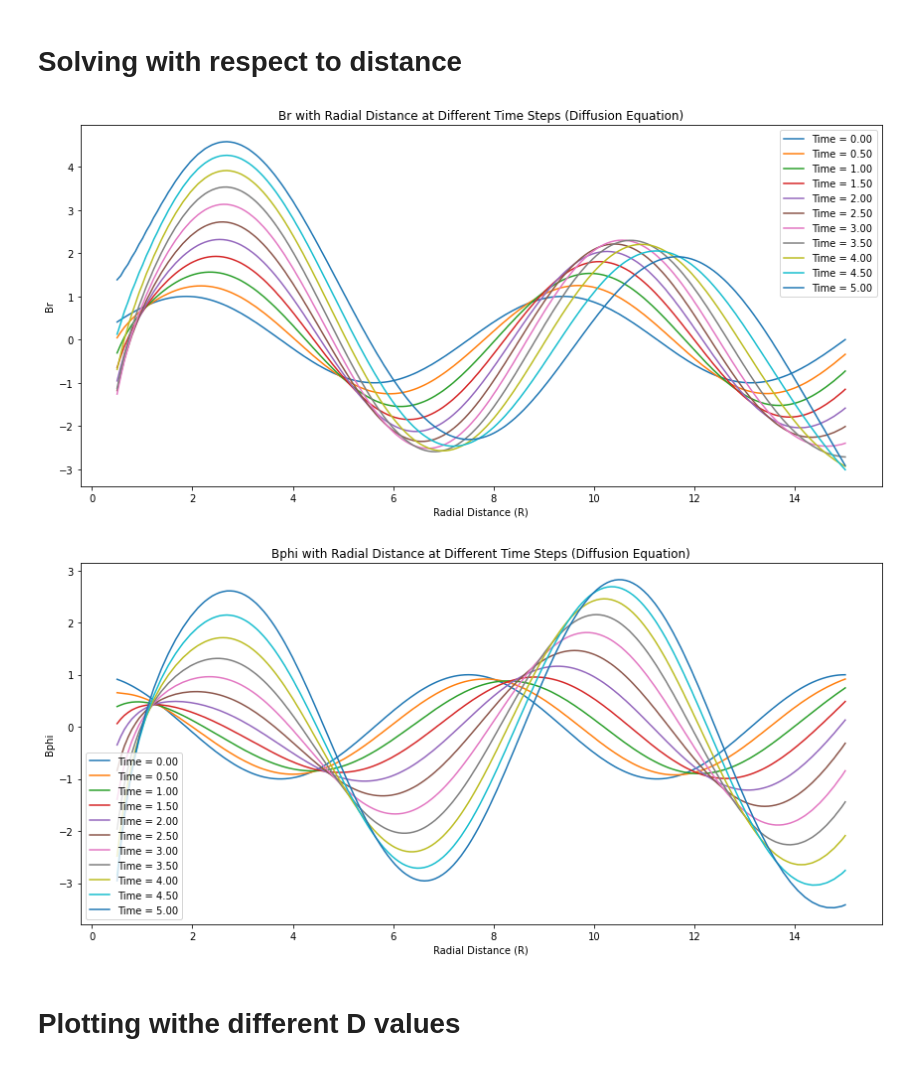
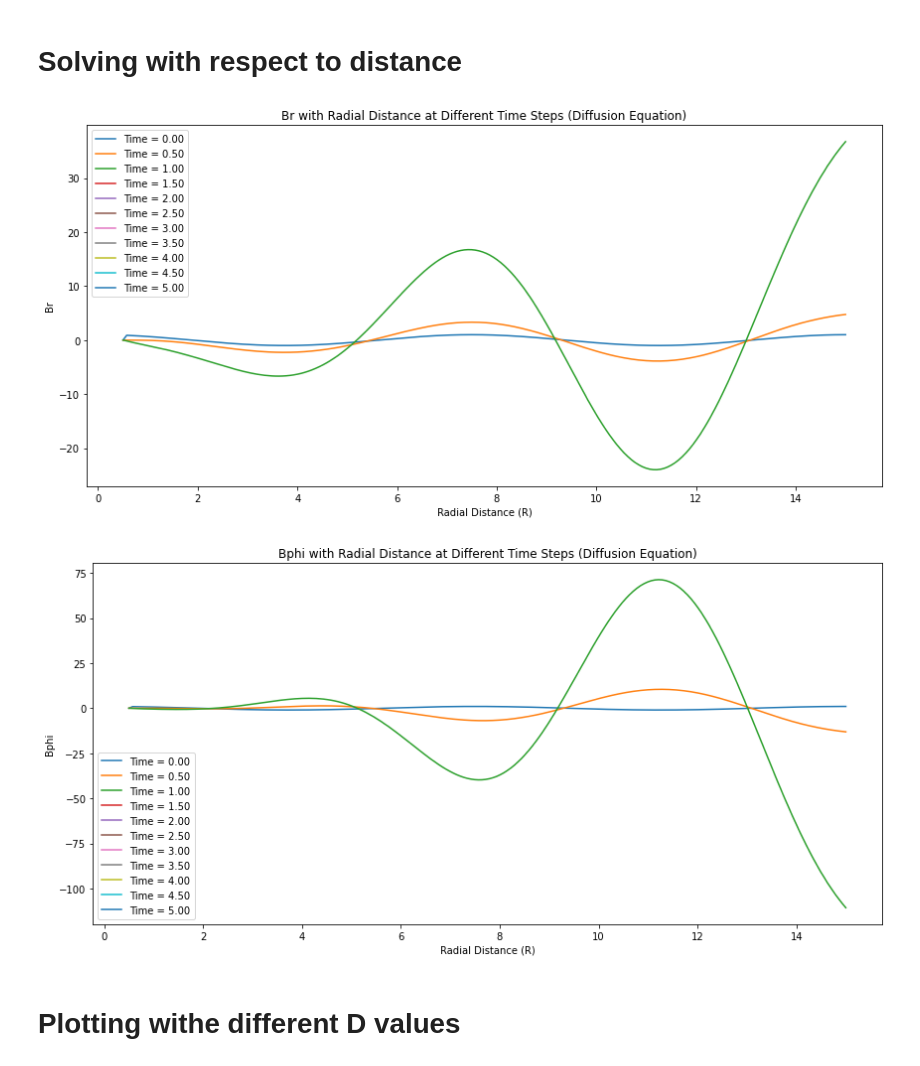
Before and after one commit to Ritabik/Galactic_Dynamo, a Jupyter notebook: Task 2.ipynb, the cells around one changed output. Drawn from its saved outputs; the diff is of its cells as text; code cells hidden in the pictures.

```diff
--- a/Task 2.ipynb
+++ b/Task 2.ipynb
@@ -107,12 +107,12 @@ dr = R_max / Nr
 
 # Time parameters
 T = 5 # Increased total time
-Nt = 500 # Increased number of time steps
+Nt = 5000 # Increased number of time steps
 dt = T / Nt
 h=1
 # Initialize magnetic field B (considering only the radial component) with a larger seed field
 R = np.linspace(0.5, R_max, Nr)
-Br = np.sin((4 * np.pi * R)/R_max)
+Br = np.cos((4 * np.pi * R)/R_max)
 Bphi = np.cos(4 * np.pi * R / R_max)
 #Br = np.exp(-R/R_max)
 #Br = np.random.rand(Nr)
@@ -148,38 +148,42 @@ def runge_kutta_step(R,Br,Bphi, dt):
     return new_Br, new_Bphi
 
 # Store the evolution of magnetic field at different radial positions
-evolution_at_r = np.zeros((Nt + 1, Nr))
+evolution_Br = np.zeros((Nt + 1, Nr))
+evolution_Bphi = np.zeros((Nt + 1, Nr))
 
 # Time-stepping scheme using Runge-Kutta
 for t in range(Nt + 1):
-    evolution_at_r[t, :] = np.copy(Br[0])  # Extracting new_Br from the tuple
+    Br[0] = 0
+    Bphi[0] = 0
+    evolution_Br[t, :] = np.copy(Br)  # Extracting new_Br from the tuple
+    evolution_Bphi[t, :] = np.copy(Bphi)
     Br, Bphi = runge_kutta_step(R, Br, Bphi, dt)  # Update Br and Bphi
 
 # Plot the magnetic field components Br and Bphi with time at different radial positions
 # Plot Br with respect to radial distance R at different time steps
 plt.figure(figsize=(12, 6))
 for t in range(0, Nt + 1, Nt // 10):  # Plot every 10th time step
     plt.plot(R, evolution_Br[t, :], label=f'Time = {t * dt:.2f}')
 plt.xlabel('Radial Distance (R)')
 plt.ylabel('Br')
 plt.title('Br with Radial Distance at Different Time Steps (Diffusion Equation)')
 plt.legend()
 plt.tight_layout()
 plt.show()
 
 # Plot Bphi with respect to radial distance R at different time steps
 plt.figure(figsize=(12, 6))
 for t in range(0, Nt + 1, Nt // 10):  # Plot every 10th time step
     plt.plot(R, evolution_Bphi[t, :], label=f'Time = {t * dt:.2f}')
 plt.xlabel('Radial Distance (R)')
 plt.ylabel('Bphi')
 plt.title('Bphi with Radial Distance at Different Time Steps (Diffusion Equation)')
 plt.legend()
 plt.tight_layout()
 plt.show()
 # %% [output]
-[figure, old version]
+[figure, new version]
-[figure, old version]
+[figure, new version]
 # %% [markdown]
 # Plotting withe different D values
 # %%
```
Also changed, not shown: 1 other file.
